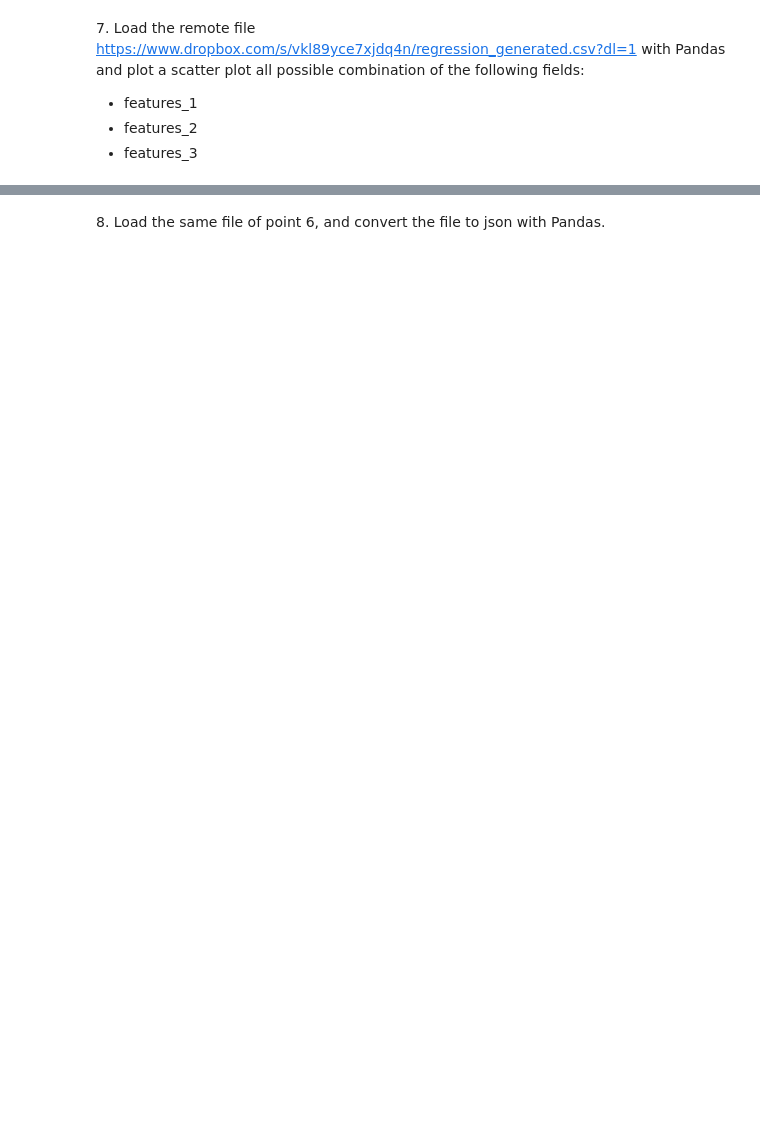
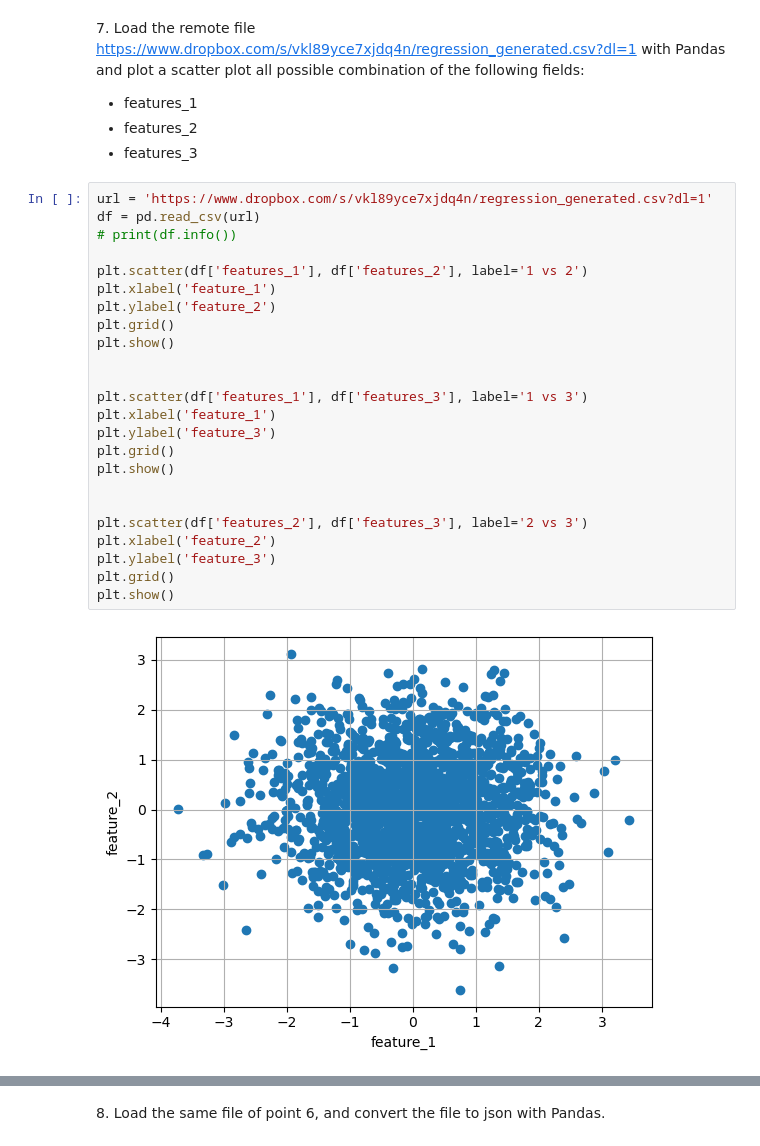
Before and after one commit to nicolomeneguzzo/LaboratoryOfComputationalPhysics_Y8, a Jupyter notebook: 05ex_OSEMN.ipynb, the cells around one changed output, grey strips where cells are left out. Drawn from its saved outputs; the diff is of its cells as text; blank space fills up the shorter version.

```diff
--- a/05ex_OSEMN.ipynb
+++ b/05ex_OSEMN.ipynb
@@ -130,3 +179,29 @@ for card in decoded:
   + features_1
   + features_2
   + features_3
+# %%
+url = 'https://www.dropbox.com/s/vkl89yce7xjdq4n/regression_generated.csv?dl=1'
+df = pd.read_csv(url)
+# print(df.info())
+
+plt.scatter(df['features_1'], df['features_2'], label='1 vs 2')
+plt.xlabel('feature_1')
+plt.ylabel('feature_2')
+plt.grid()
+plt.show()
+
+
+plt.scatter(df['features_1'], df['features_3'], label='1 vs 3')
+plt.xlabel('feature_1')
+plt.ylabel('feature_3')
+plt.grid()
+plt.show()
+
+
+plt.scatter(df['features_2'], df['features_3'], label='2 vs 3')
+plt.xlabel('feature_2')
+plt.ylabel('feature_3')
+plt.grid()
+plt.show()
+# %% [output]
+[figure, added]
```
Also changed, not shown: parts of 6 cells of this notebook, 3 other files.
